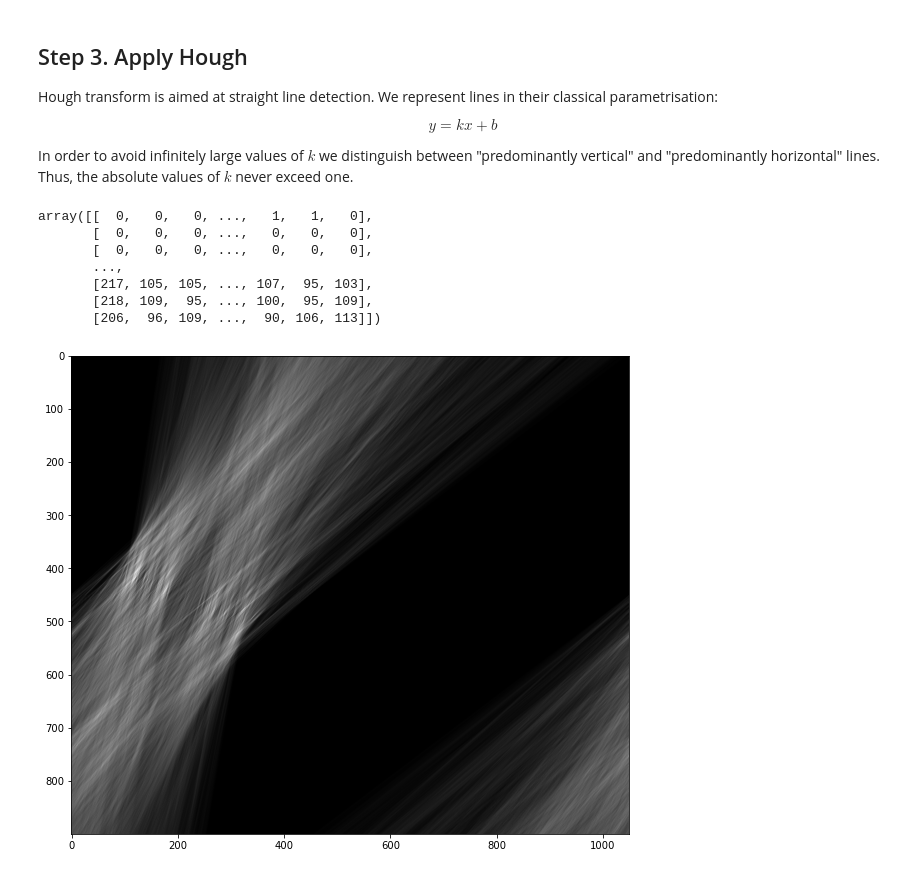
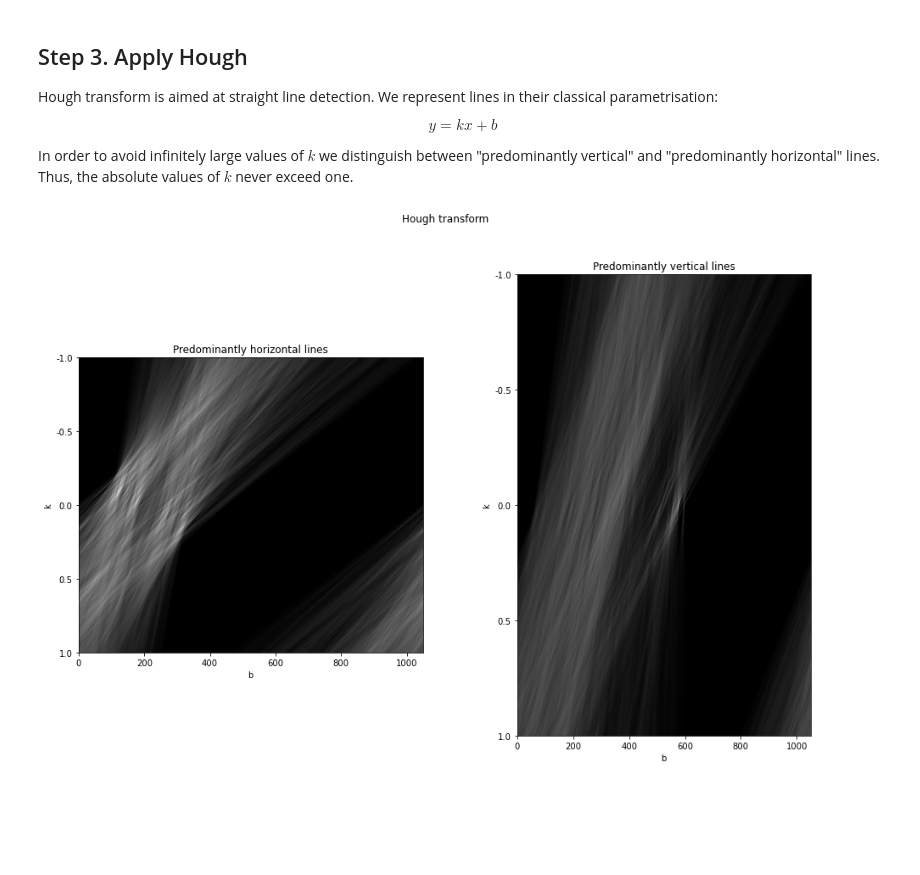
Before and after one commit to jointpoints/perspective-control, a Jupyter notebook: experiments/hough_transform.ipynb, the cells around one changed output. Cells and saved outputs as stored; diff of their text form; code cells hidden in the pictures; blank space fills up the shorter version.

Commit message:
Modifications of Hough transform
1. Hough transform for predominantly vertical lines has been implemented;
2. Execution time of Hough transform has been decreased 60 times.

```diff
--- a/experiments/hough_transform.ipynb
+++ b/experiments/hough_transform.ipynb
@@ -123,16 +109,42 @@ def hough_kb(image):
+# %%
+def hough_kb(image):
+    # 1. Initialise horizontal Hough space
+    voters_h = np.zeros((2 * image.shape[1] + 1, image.shape[0] + image.shape[1]), dtype='int')
+    k_step_h = 2 / (voters_h.shape[0] - 1)
+    k_h = np.arange(voters_h.shape[0])
+    k_true_h = np.arange(-1.0, 1.0 + k_step_h, k_step_h)
+    # 2. Initialise vertical Hough space
+    voters_v = np.zeros((2 * image.shape[0] + image.shape[1] + 1, image.shape[0] + image.shape[1]), dtype='int')
+    k_step_v = 2 / (voters_v.shape[0] - 1)
+    k_v = np.arange(voters_v.shape[0])
+    k_true_v = np.arange(-1.0, 1.0 + k_step_v, k_step_v)
+    # 3. Saturate Hough spaces
+    for point in np.array(np.where(edges == 255)).T:
+        b = (point[1] - k_true_h * point[0]).astype('int')
+        voters_h[k_h, b] += 1
+        b = (point[0] - k_true_v * point[1]).astype('int')
+        voters_v[k_v, b] += 1
+    return voters_h, voters_v
 # %%
-voters_h = hough_kb(edges)
+voters_h, voters_v = hough_kb(edges)
-# %%
-voters_h
-# %% [output]
-array([[  0,   0,   0, ...,   1,   1,   0],
-       [  0,   0,   0, ...,   0,   0,   0],
-       [  0,   0,   0, ...,   0,   0,   0],
-       ...,
-       [217, 105, 105, ..., 107,  95, 103],
-       [218, 109,  95, ..., 100,  95, 109],
-       [206,  96, 109, ...,  90, 106, 113]])
-# %%
-render_image(voters_h / np.max(voters_h), grayscale=True)
-# %% [output]
-[figure, removed]
+# %%
+plot.figure(figsize=(16, 10))
+plot.suptitle('Hough transform')
+
+ax_h = plot.subplot(1, 2, 1)
+ax_h.set_title('Predominantly horizontal lines')
+ax_h.set_yticks(np.linspace(0, 2 * image.shape[1], 5))
+ax_h.set_yticklabels(np.linspace(-1, 1, 5))
+ax_h.set_xlabel('b')
+ax_h.set_ylabel('k')
+ax_h.imshow(voters_h / np.max(voters_h), cmap=plot.cm.gray);
+
+ax_v = plot.subplot(1, 2, 2)
+ax_v.set_title('Predominantly vertical lines')
+ax_v.set_yticks(np.linspace(0, 2 * image.shape[0] + image.shape[1], 5))
+ax_v.set_yticklabels(np.linspace(-1, 1, 5))
+ax_v.set_xlabel('b')
+ax_v.set_ylabel('k')
+ax_v.imshow(voters_v / np.max(voters_v), cmap=plot.cm.gray);
+# %% [output]
+[figure, added]
```
Also changed, not shown: parts of 1 cell of this notebook.
